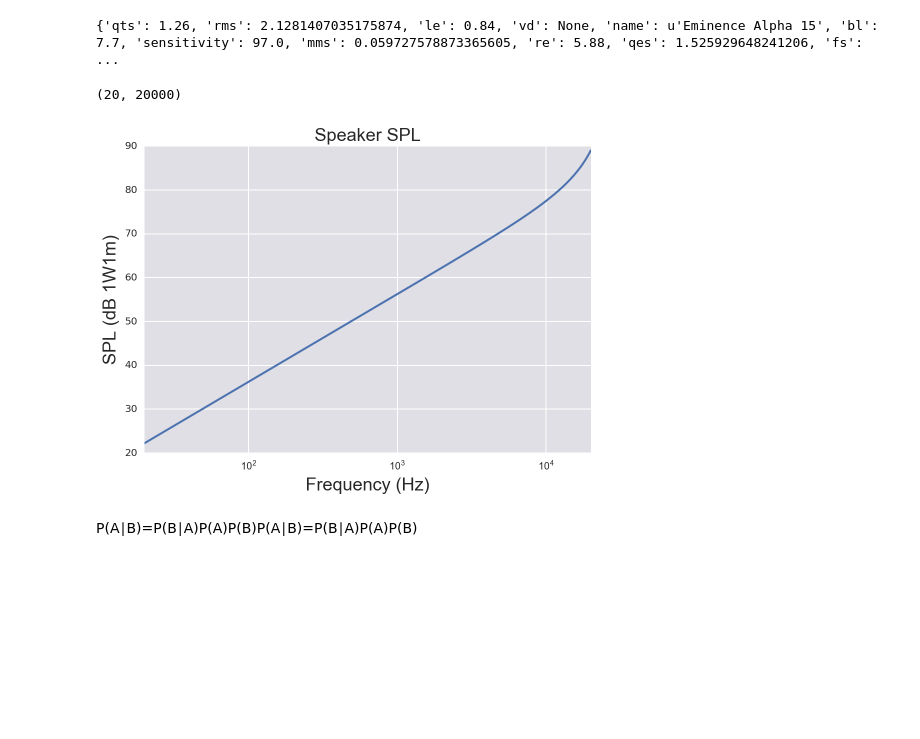
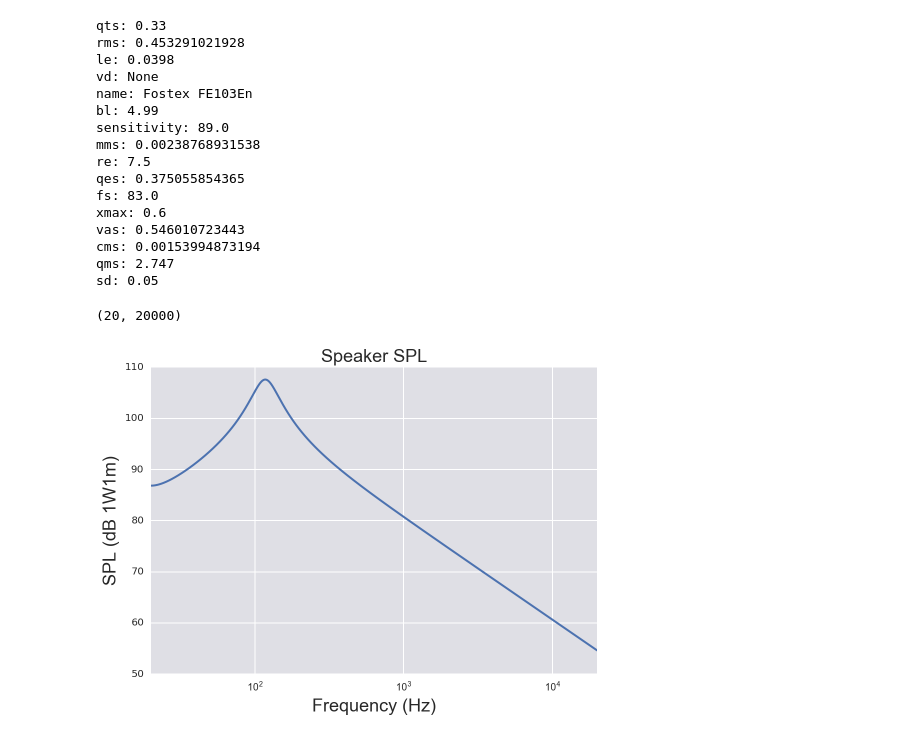
Before and after one commit to skahl/speaker-design-notebook, a Jupyter notebook: speaker-design-notebook.ipynb, the cells around one changed output. Cells and saved outputs as stored; diff of their text form; code cells hidden in the pictures; blank space fills up the shorter version.

```diff
--- a/speaker-design-notebook.ipynb
+++ b/speaker-design-notebook.ipynb
@@ -63,7 +62,7 @@ class Speaker(object):
 
 
     def __repr__(self):
-        return str(self.__dict__)
+        return '\n'.join(item+': '+str(self.__dict__[item]) for item in self.__dict__)
 
 def fs(mms, cms):
     """ Resonance frequency is inversely proportional to diaphragm's mass and suspension's compliance.
@@ -87,6 +86,15 @@ def qes(qts, qms):
     return 1. / (1. / qts - 1. / qms)
 
 
+def vas(cms, sd):
+    """ Calculate VAS from driver compliance and diaphragm diameter.
+    Return volume in cubic meters, multiply by 1000 to get litres
+    """
+    air_density = 1.184 # k/m^3 at 25°C
+    speed_sound = 346.1 # m/s at 25°C
+    return air_density * speed_sound**2 * cms * sd**2
+
+
 def calc_params(speaker_params):
     """Calculates system parameters from physical parameters.
     """
@@ -101,6 +109,8 @@ def calc_params(speaker_params):
     p.cms = 1. / 2. / np.pi / p.fs / p.qms / p.rms  # * 1000
     p.mms = 1. / (p.cms * (2. * np.pi * p.fs)**2)  # * 1000  # grams
     p.fs = fs(p.mms, p.cms)
+    p.sd = p.sd/1000
+    p.vas = vas(p.cms, p.sd)
 
 
 
@@ -109,16 +119,6 @@ def calc_sensitivity(speaker_params):
 
     p.sensitivity = p.sd**2 * 1.184 / 346.1 / 2. / np.pi / p.re / (p.mms / p.bl ** 2) ** 2 / p.bl ** 2
 
-
-def vas(cms, sd):
-    """ Calculate VAS from driver compliance and diaphragm diameter.
-    Return volume in cubic meters, multiply by 1000 to get litres
-    """
-    air_density = 1.184 # k/m^3 at 25°C
-    speed_sound = 346.1 # m/s at 25°C
-    return air_density * speed_sound**2 * cms * sd**2
-
-# print(vas(0.00194, 0.00503))  # example from Fostex FE103E
 
 
 def calculate_impedance(speaker_params, v_box=np.inf, l_over_a=np.inf):
@@ -137,7 +137,7 @@ def calculate_impedance(speaker_params, v_box=np.inf, l_over_a=np.inf):
     les = p.bl**2 * p.cms
     ces = p.mms / p.bl**2
     leb = p.bl**2 / p.sd**2 * v_box / (1.184 * 346.1**2)
-    cev = p.sd**2 / p.bl**2 * 1.18 * l_over_a
+    cev = p.sd**2 / p.bl**2 * 1.184 * l_over_a
 
     omega = np.logspace(1.3, 4.3, 1000) * 2. * np.pi
     zvc = p.le * (omega * 1j)  # ** n_ = 1 anyway
@@ -183,9 +183,9 @@ def f_c(vas, v_box):
 fe103en = {
     'name': 'Fostex FE103En',
     'sensitivity': 89.,
-    'sd': 0.0050,
-    'mms': 0.00255,
-    'cms': 0.00165,
+    'sd': 50.,
+    'mms': 25.5,
+    'cms': 1.65,
     'rms': None,
     're': 7.5,
     'le': 0.0398,
@@ -205,35 +205,48 @@ alpha15 = {
     'sd': 856.3,
     'mms': 59.,
     'cms': 0.25,
     're': 5.88,
     'le': 0.84,
     'bl': 7.7,
     'vas': 260.,
     'fs': 41.,
     'qts': 1.26,
     'qes': 1.53,
     'qms': 7.23,
     'rms': None
 }
 
-speaker = Speaker(alpha15)
+speaker = Speaker(fe103en)
 # fill up missing parameters if possible
 calc_params(speaker)
 
 print(speaker)
 
 r_ = calculate_impedance(speaker, v_box=60., l_over_a=0.3)
 
 fig = plt.figure()
 ax_power = fig.add_subplot(111, title="Speaker SPL")
 ax_power.plot(r_['omega'] / 2. / np.pi, r_['power_spl'])
 ax_power.set_ylabel('SPL (dB 1W1m)')
 ax_power.set_xlabel('Frequency (Hz)')
 ax_power.set_xscale('log')
 ax_power.set_xlim([20, 20000])
 # %% [output]
-{'qts': 1.26, 'rms': 2.1281407035175874, 'le': 0.84, 'vd': None, 'name': u'Eminence Alpha 15', 'bl': 7.7, 'sensitivity': 97.0, 'mms': 0.059727578873365605, 're': 5.88, 'qes': 1.525929648241206, 'fs':  ...
+qts: 0.33
+rms: 0.453291021928
+le: 0.0398
+vd: None
+name: Fostex FE103En
+bl: 4.99
+sensitivity: 89.0
+mms: 0.00238768931538
+re: 7.5
+qes: 0.375055854365
+fs: 83.0
+xmax: 0.6
+vas: 0.546010723443
+cms: 0.00153994873194
+qms: 2.747
+sd: 0.05
 (20, 20000)
-[figure, old version]
+[figure, new version]
-# %% [markdown]
-P(A∣B)=P(B∣A)P(A)P(B)P(A∣B)=P(B∣A)P(A)P(B)
```
Also changed, not shown: parts of 1 cell of this notebook.
